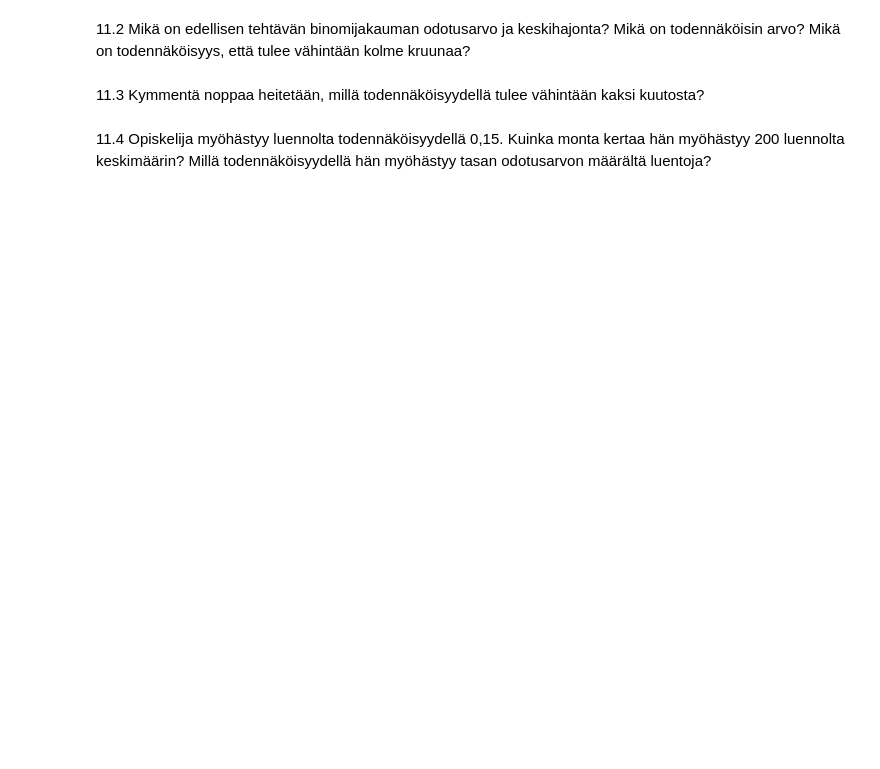
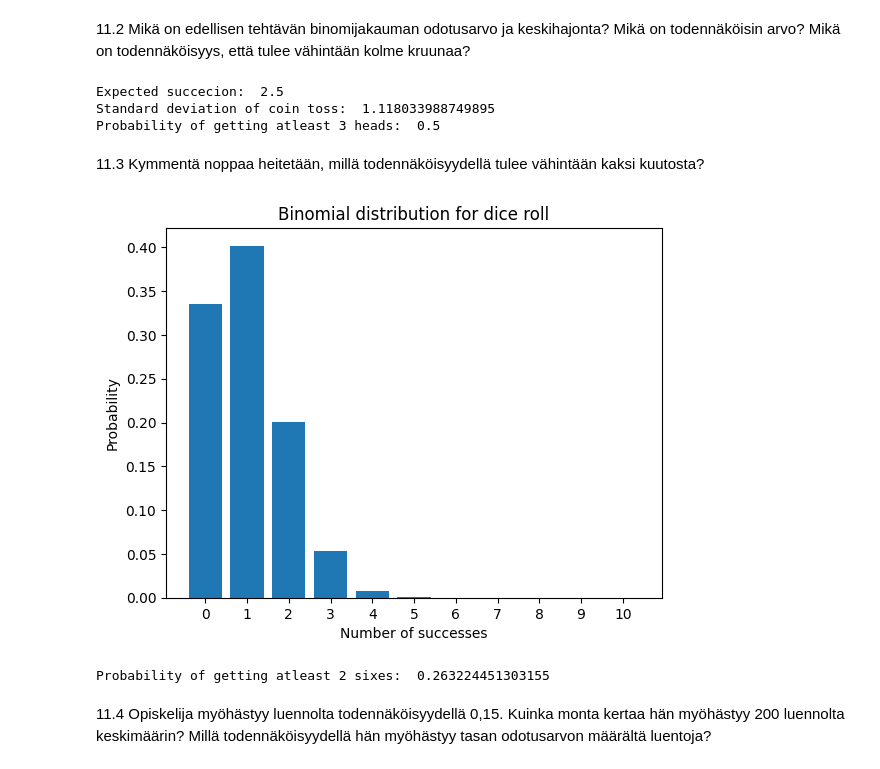
Before and after one commit to walterairs/statsandprobs, a Jupyter notebook: probability/lesson_eleven.ipynb, the cells around one changed output. Drawn from its saved outputs; the diff is of its cells as text; code cells hidden in the pictures; blank space fills up the shorter version.

```diff
--- a/probability/lesson_eleven.ipynb
+++ b/probability/lesson_eleven.ipynb
@@ -14,2 +36,19 @@ import scipy
+# %%
+## Code here
+
+# Excpected value n*p
+excepted_coin_toss = n*p
+print("Expected succecion: ",excepted_coin_toss)
+
+# Standard deviation sqrt(n*p*q)
+std_coin_toss = numpy.sqrt(n*p*q)
+print("Standard deviation of coin toss: ", std_coin_toss)
+
+prob_of_atleast_3_heads = b3 + b4 + b5
+print("Probability of getting atleast 3 heads: ", prob_of_atleast_3_heads)
+# %% [output]
+Expected succecion:  2.5
+Standard deviation of coin toss:  1.118033988749895
+Probability of getting atleast 3 heads:  0.5
 # %% [markdown]
 11.3 Kymmentä noppaa heitetään, millä todennäköisyydellä tulee vähintään kaksi kuutosta?
@@ -18,2 +55,30 @@ import scipy
+# %%
+## Code here
+n = 6
+p = 1/6
+q = 1 - p
+
+# going to calculate with loop of 10 times
+b = []
+for i in range(0, 11):
+    b.append(comb(n, i) * p**i * q**(n-i))
+
+# Lets plot the binomial distribution
+x = ["0", "1", "2", "3", "4", "5", "6", "7", "8", "9", "10"]
+y = b
+
+plt.bar(x, y)
+plt.xlabel('Number of successes')
+plt.ylabel('Probability')
+plt.title('Binomial distribution for dice roll')
+plt.show()
+
+# Probability of getting atleast 2 sixes
+prob_of_min_2_sixes = b[2] + b[3] + b[4] + b[5] + b[6] + b[7] + b[8] + b[9] + b[10]
+
+print("Probability of getting atleast 2 sixes: ", prob_of_min_2_sixes)
+# %% [output]
+[figure, added]
+Probability of getting atleast 2 sixes:  0.263224451303155
 # %% [markdown]
 11.4 Opiskelija myöhästyy luennolta todennäköisyydellä 0,15. Kuinka monta kertaa hän myöhästyy 200 luennolta keskimäärin? Millä todennäköisyydellä hän myöhästyy tasan odotusarvon määrältä luentoja?
```
Also changed, not shown: parts of 11 cells of this notebook, 2 other files.
